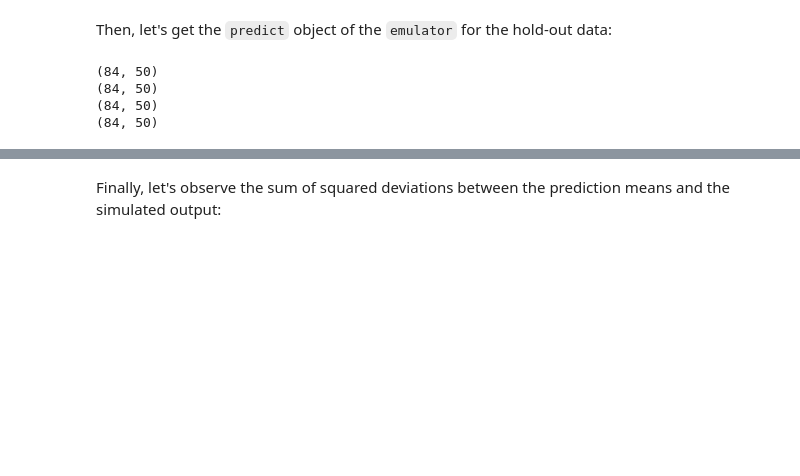
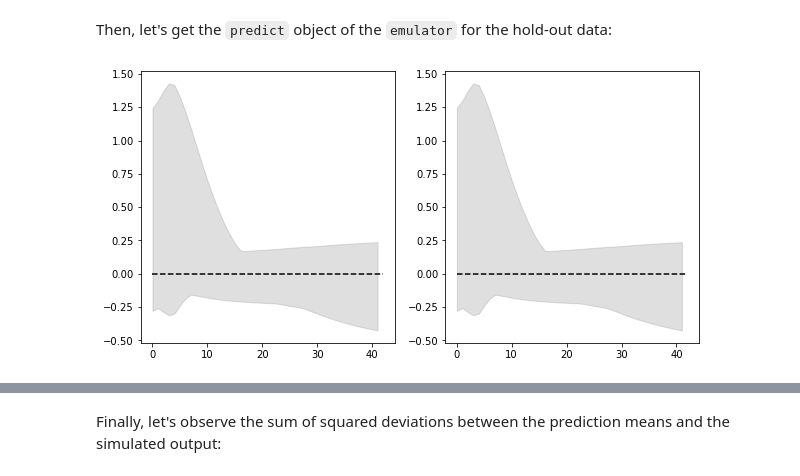
Before and after one commit to catatonicpig/ModCal, a Jupyter notebook: examples/Example1/Example1_nb.ipynb, the cells around one changed output, grey strips where cells are left out. Drawn from its saved outputs; the diff is of its cells as text; code cells hidden in the pictures; blank space fills up the shorter version.

Commit message:
Running notebooks
All examples are running.
Notebooks are not in the final format because things will change after unit tests.

```diff
--- a/examples/Example1/Example1_nb.ipynb
+++ b/examples/Example1/Example1_nb.ipynb
@@ -146,6 +147,6 @@ In this section, our goal is to illustrate how to predict, or $emulate$ our comp
 To do this, we use two different methods `PCGP` and `PCGPwM`. First, we build an emulator for the linear simulation:
 # %%
 # build an emulator for the linear simulation
-emu_lin_1 = emulator(x = xtot, theta = thetacompexp_lin, f = lin_results, method = 'PCGP_ozge', args = {'is_pca': True})
+emu_lin_1 = emulator(x = xtot, theta = theta_lin, f = f_lin, method = 'PCGP_ozge')
 # %% [output]
 Function supplementtheta not found in module!
@@ -180,10 +181,10 @@ theta_grav_test = priorphys_grav.rnd(50)
 theta_lin_test = priorphys_lin.rnd(50)
 
 # (Test) the value of the gravity simulation
-grav_results_test = balldropmodel_grav(xtotv, theta_grav_test)
+f_grav_test = balldropmodel_grav(xtotv, theta_grav_test)
 
 # (Test) the value of the linear simulation
-lin_results_test = balldropmodel_linear(xtotv, theta_lin_test)
+f_lin_test = balldropmodel_linear(xtotv, theta_lin_test)
 # %% [markdown]
 Then, let's get the `predict` object of the `emulator` for the hold-out data:
 # %%
@@ -192,21 +193,24 @@ pred_grav_2 = emu_grav_2.predict(x = xtot, theta = theta_grav_test)
 
 pred_lin_1 = emu_lin_1.predict(x = xtot, theta = theta_lin_test)
 pred_lin_2 = emu_lin_2.predict(x = xtot, theta = theta_lin_test)
-# %%
-# get the prediction means
-pred_grav_1_m = pred_grav_1.mean()
-pred_grav_2_m = pred_grav_2.mean()
-
-pred_lin_1_m = pred_lin_1.mean()
-pred_lin_2_m = pred_lin_2.mean()
-
-# check the dimension of the predictions
-print(np.shape(pred_lin_1_m))
-print(np.shape(pred_lin_2_m))
-print(np.shape(pred_grav_1_m))
-print(np.shape(pred_grav_2_m))
-# %% [output]
-(84, 50)
-(84, 50)
-(84, 50)
-(84, 50)
+# %%
+# get the prediction means and variances
+pred_lin_1_m, pred_lin_1_var  = pred_lin_1.mean(), pred_lin_1.var()
+pred_lin_2_m, pred_lin_2_var = pred_lin_2.mean(), pred_lin_2.var()
+pred_grav_1_m, pred_grav_1_var = pred_grav_1.mean(), pred_grav_1.var()
+pred_grav_2_m, pred_grav_2_var = pred_grav_2.mean(), pred_grav_2.var()
+# %%
+def plot_residuals(f, pred_mean, pred_var):
+    fig, axs = plt.subplots(1, 2, figsize=(10, 5))
+    t1 = (pred_mean - f)/np.sqrt(pred_var)
+    p1_ub = np.percentile(t1, 97.5, axis = 1)
+    p1_lb = np.percentile(t1, 2.5, axis = 1)
+    axs[0].fill_between(range(42), p1_lb[0:42], p1_ub[0:42], color = 'grey', alpha=0.25)
+    axs[0].hlines(0, 0, 42, linestyles = 'dashed', colors = 'black')
+    axs[1].fill_between(range(42), p1_lb[42:84], p1_ub[42:84], color = 'grey', alpha=0.25)
+    axs[1].hlines(0, 0, 42, linestyles = 'dashed', colors = 'black')
+    plt.show()
+# %%
+plot_residuals(f = f_lin_test, pred_mean = pred_lin_1_m, pred_var = pred_lin_1_var)
+# %% [output]
+[figure, added]
```
Also changed, not shown: parts of 12 cells of this notebook, 23 other files.
